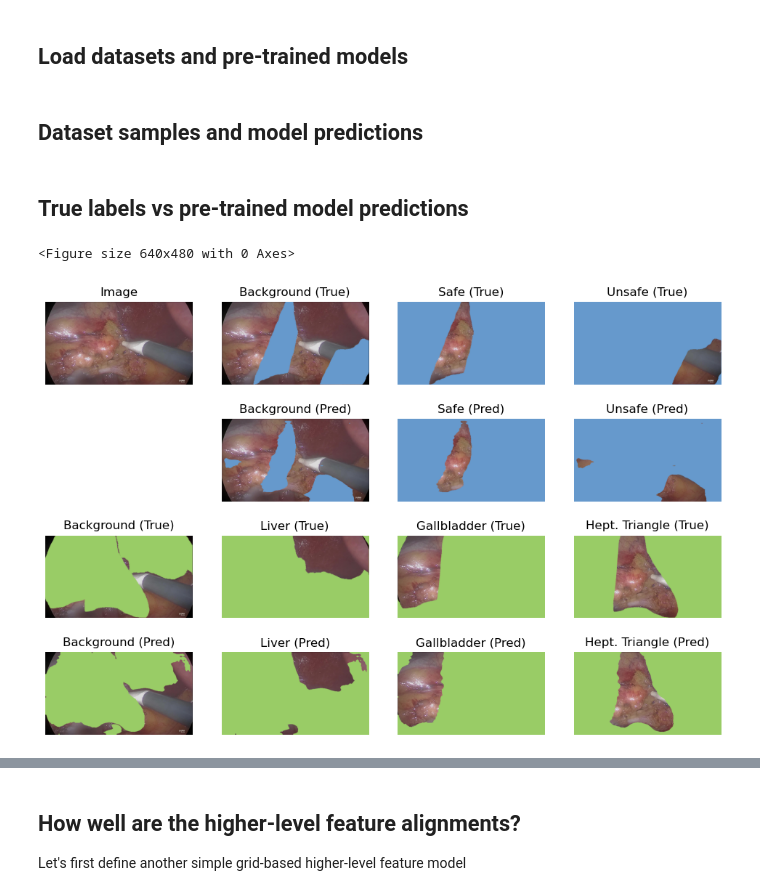
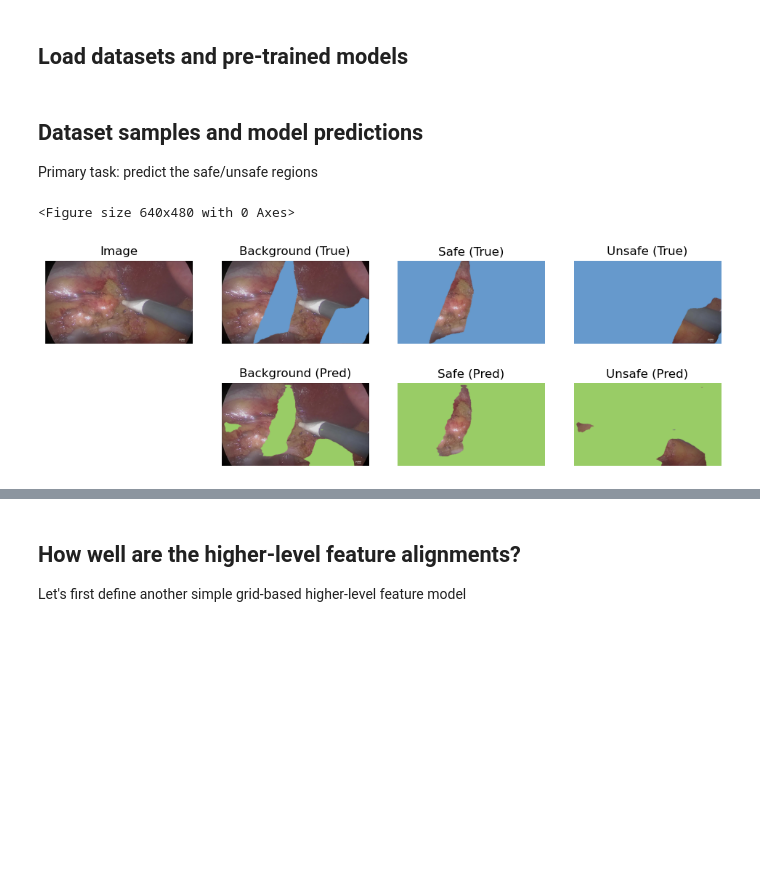
Before and after one commit to DebugML/exlib, a Jupyter notebook: notebooks/cholecystectomy.ipynb, the cells around one changed output, grey strips where cells are left out. Cells and saved outputs as stored; diff of their text form; code cells hidden in the pictures; blank space fills up the shorter version.

```diff
--- a/notebooks/cholecystectomy.ipynb
+++ b/notebooks/cholecystectomy.ipynb
@@ -23,46 +23,33 @@ organs_model = CholecModel.from_pretrained("BrachioLab/cholecystectomy_organs").
 # %% [markdown]
 ## Dataset samples and model predictions
+Primary task: predict the safe/unsafe regions
 # %%
 sample = dataset[7] # Lucky number
 image, gonogo, organs = sample["image"], sample["gonogo"], sample["organs"]
 with torch.no_grad():
     gonogo_pred = gonogo_model(image[None,...]).logits[0].argmax(dim=0)
-    organs_pred = organs_model(image[None,...]).logits[0].argmax(dim=0)
-# %% [markdown]
-## True labels vs pre-trained model predictions
 # %%
 plt.clf()
 fig, ax = plt.subplot_mosaic([
     ["image", "gng_t0", "gng_t1", "gng_t2"],
     [".", "gng_p0", "gng_p1", "gng_p2"],
-    ["org_t0", "org_t1", "org_t2", "org_t3"],
-    ["org_p0", "org_p1", "org_p2", "org_p3"],
-], figsize=(12,8))
+], figsize=(12,4))
 
 for _, a in ax.items(): a.set_axis_off()
 gng_titles = ["Background", "Safe", "Unsafe"]
-org_titles = ["Background", "Liver", "Gallbladder", "Hept. Triangle"]
 C1 = torch.tensor([0.4, 0.6, 0.8]).view(3,1,1)
 C2 = torch.tensor([0.6, 0.8, 0.4]).view(3,1,1)
 
 ax["image"].imshow(image.numpy().transpose(1,2,0))
 ax["image"].set_title("Image")
 
 for i in range(3):
     mask_t = (gonogo == i).unsqueeze(0)
     mask_p = (gonogo_pred == i).unsqueeze(0)
     ax[f"gng_t{i}"].imshow(((image * mask_t) + (~mask_t * C1)).numpy().transpose(1,2,0))
-    ax[f"gng_p{i}"].imshow(((image * mask_p) + (~mask_p * C1)).numpy().transpose(1,2,0))
+    ax[f"gng_p{i}"].imshow(((image * mask_p) + (~mask_p * C2)).numpy().transpose(1,2,0))
     ax[f"gng_t{i}"].set_title(f"{gng_titles[i]} (True)")
     ax[f"gng_p{i}"].set_title(f"{gng_titles[i]} (Pred)")
-
-for i in range(4):
-    mask_t = (organs == i).unsqueeze(0)
-    mask_p = (organs_pred == i).unsqueeze(0)
-    ax[f"org_t{i}"].imshow(((image * mask_t) + (~mask_t * C2)).numpy().transpose(1,2,0))
-    ax[f"org_p{i}"].imshow(((image * mask_p) + (~mask_p * C2)).numpy().transpose(1,2,0))
-    ax[f"org_t{i}"].set_title(f"{org_titles[i]} (True)")
-    ax[f"org_p{i}"].set_title(f"{org_titles[i]} (Pred)")
 # %% [output]
 <Figure size 640x480 with 0 Axes>
-[figure, old version]
+[figure, new version]
```
Also changed, not shown: parts of 7 cells of this notebook, 1 other file.
